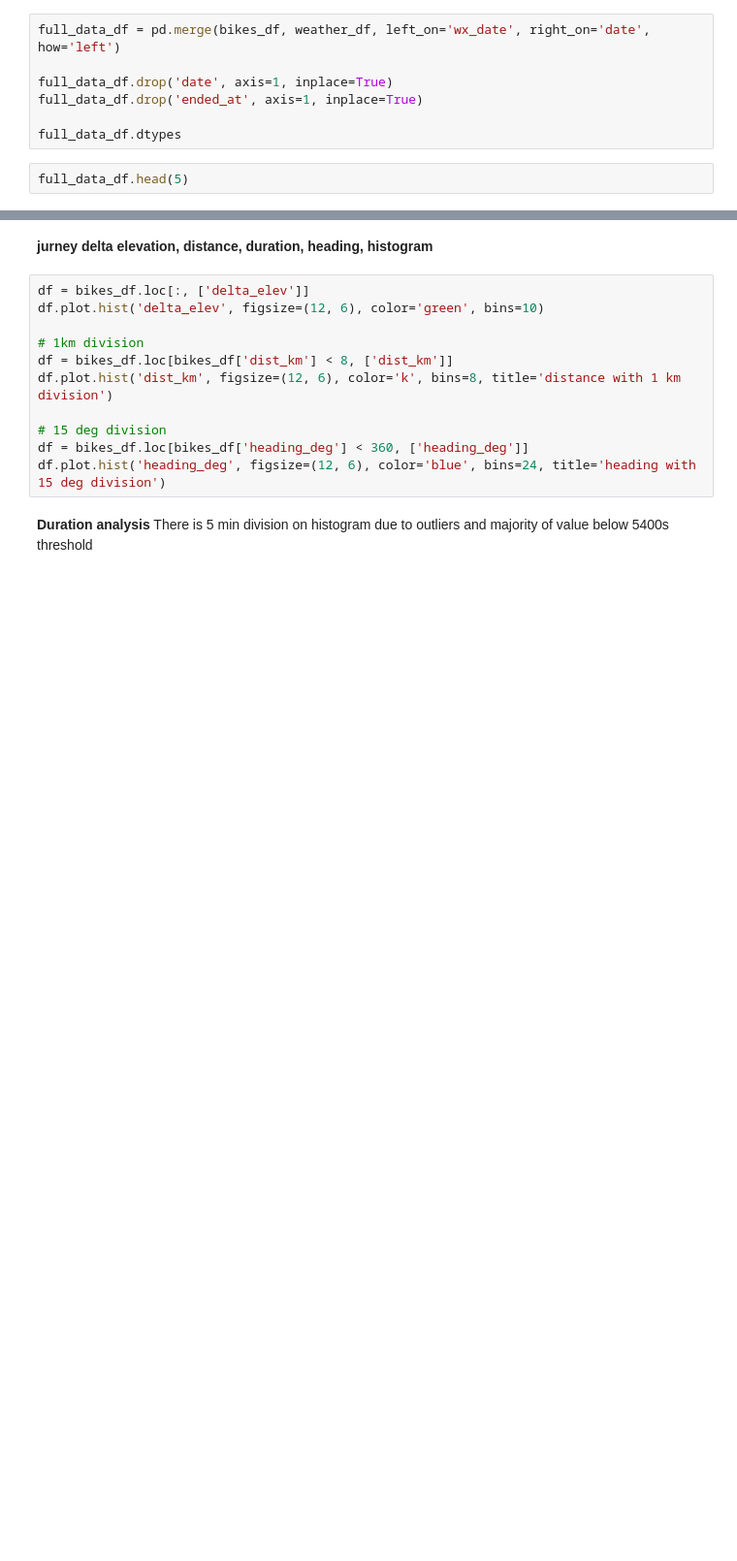
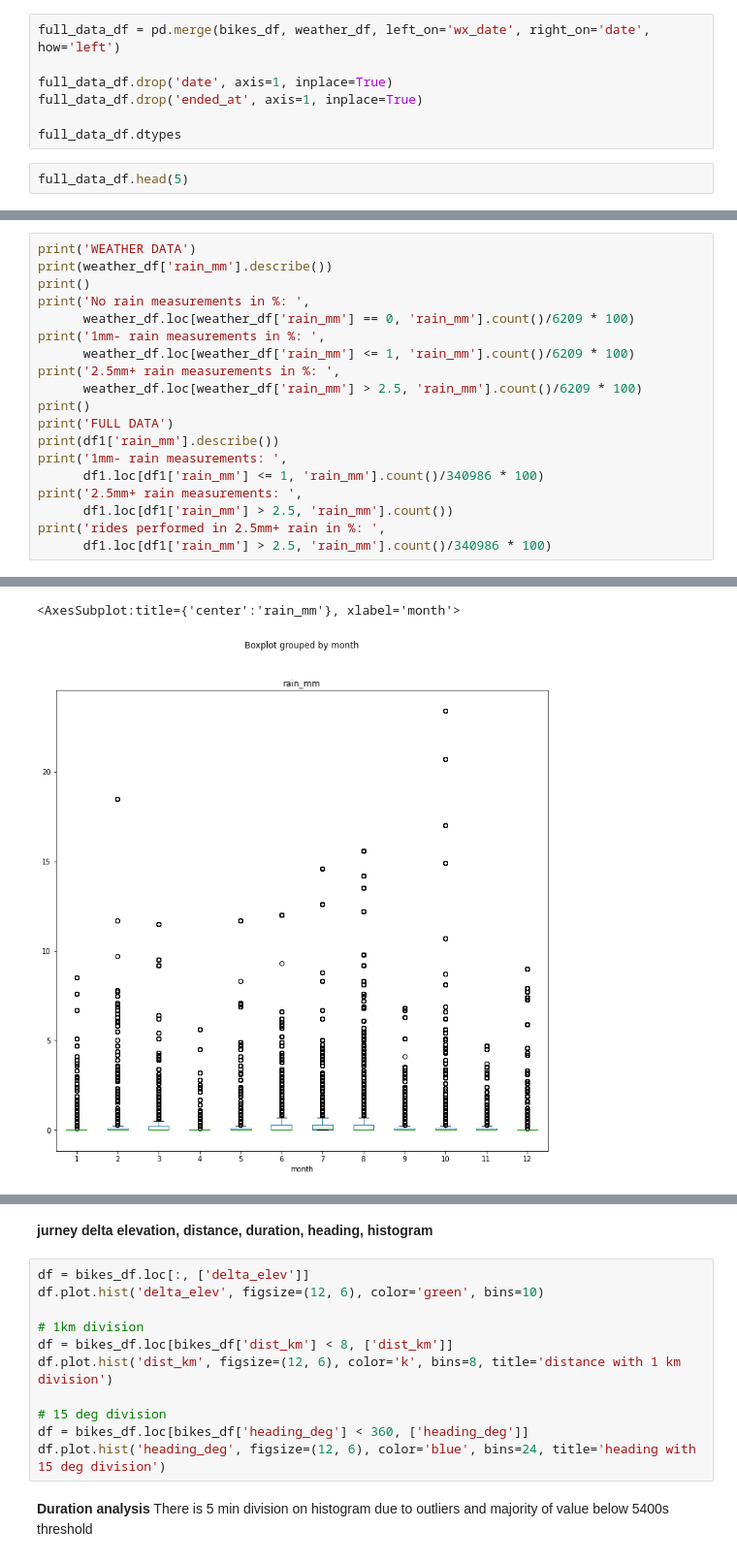
Before and after one commit to daim77/python_BI_analysis_bike_sharing, a Jupyter notebook: results.ipynb, the cells around one changed output, grey strips where cells are left out. Shown at 97% size. Saved outputs shown, nothing was run; the diff lists cells and outputs as text; blank space fills up the shorter version.

```diff
--- a/results.ipynb
+++ b/results.ipynb
@@ -360,0 +427,20 @@ df1.boxplot(by='month', column=['rain_mm'], grid=False, figsize=(12,12))
+# %%
+print('WEATHER DATA')
+print(weather_df['rain_mm'].describe())
+print()
+print('No rain measurements in %: ',
+      weather_df.loc[weather_df['rain_mm'] == 0, 'rain_mm'].count()/6209 * 100)
+print('1mm- rain measurements in %: ',
+      weather_df.loc[weather_df['rain_mm'] <= 1, 'rain_mm'].count()/6209 * 100)
+print('2.5mm+ rain measurements in %: ',
+      weather_df.loc[weather_df['rain_mm'] > 2.5, 'rain_mm'].count()/6209 * 100)
+print()
+print('FULL DATA')
+print(df1['rain_mm'].describe())
+print('1mm- rain measurements: ',
+      df1.loc[df1['rain_mm'] <= 1, 'rain_mm'].count()/340986 * 100)
+print('2.5mm+ rain measurements: ',
+      df1.loc[df1['rain_mm'] > 2.5, 'rain_mm'].count())
+print('rides performed in 2.5mm+ rain in %: ',
+      df1.loc[df1['rain_mm'] > 2.5, 'rain_mm'].count()/340986 * 100)
+# %% [output]
@@ -360,0 +464,2 @@ df1.boxplot(by='month', column=['rain_mm'], grid=False, figsize=(12,12))
+<AxesSubplot:title={'center':'rain_mm'}, xlabel='month'>
+[figure, added]
```
Also changed, not shown: parts of 48 cells of this notebook.
